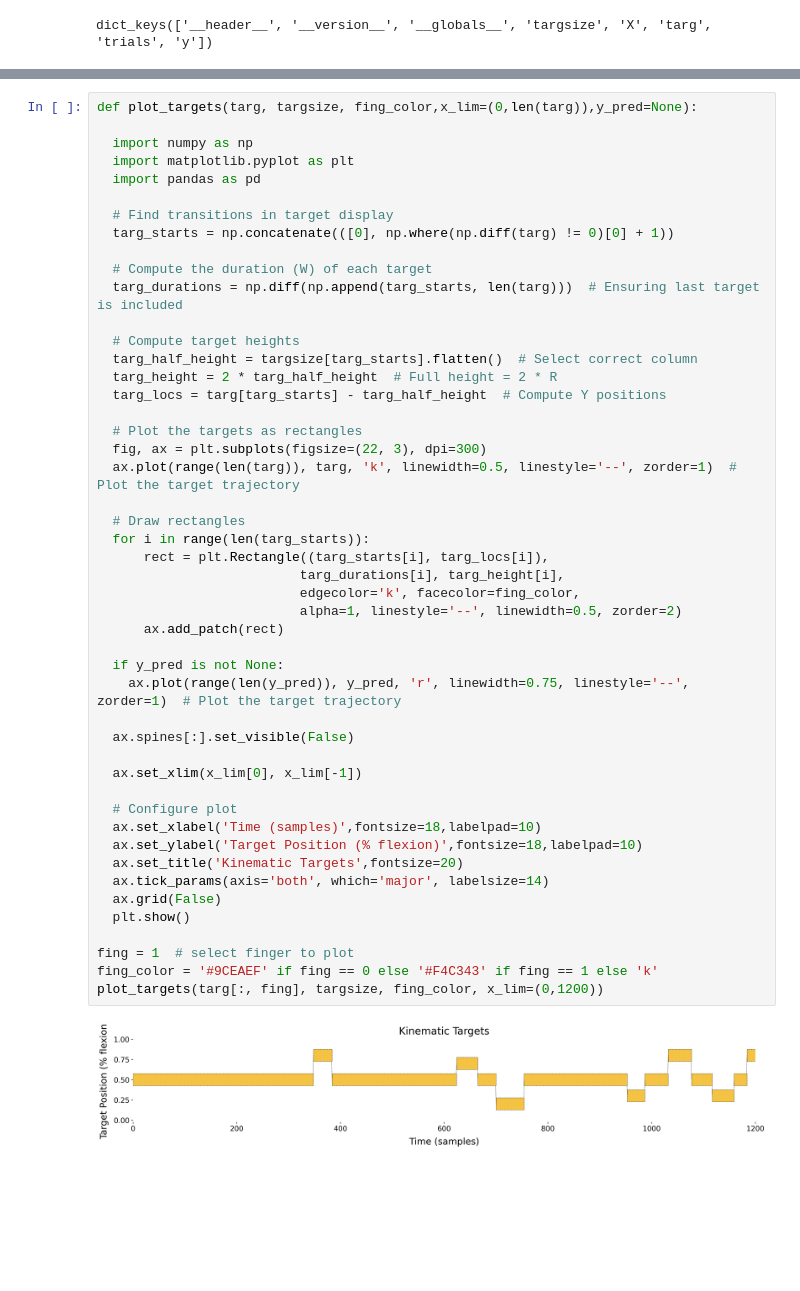
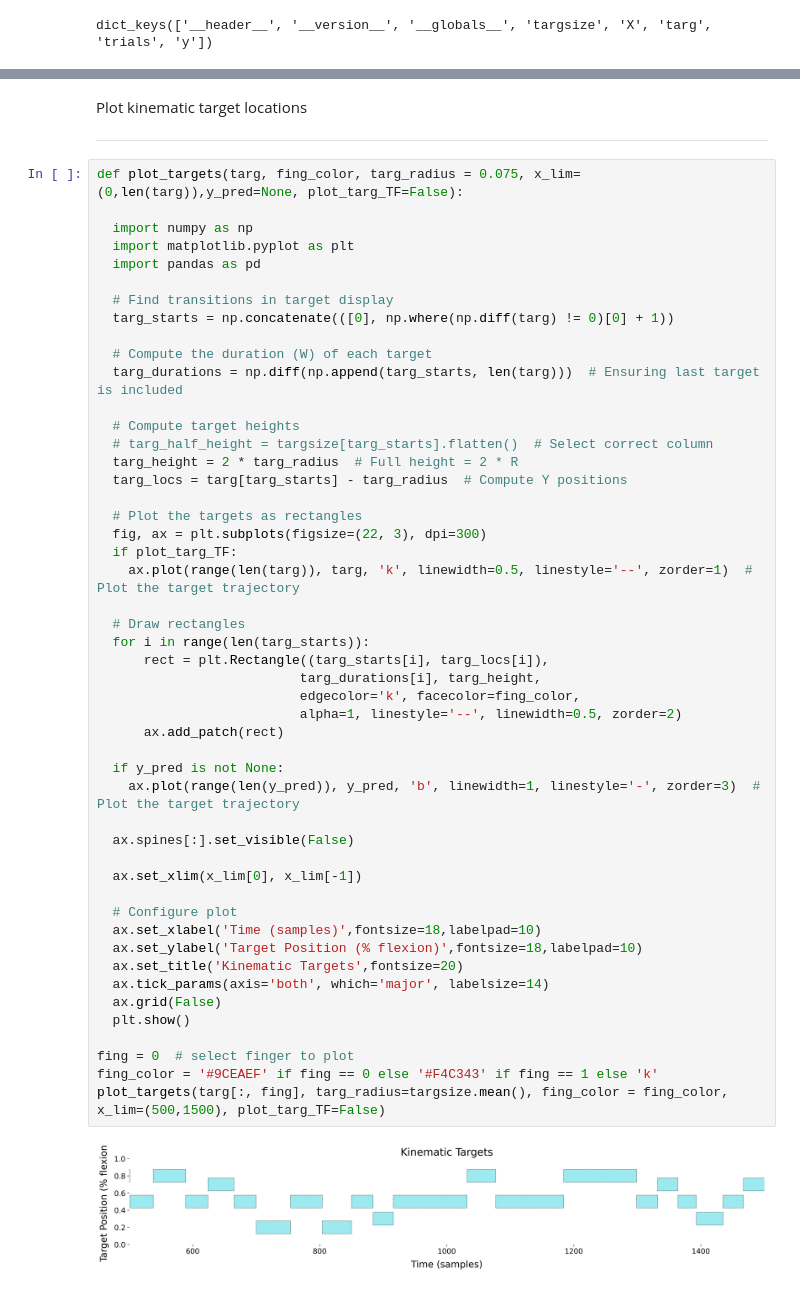
Before and after one commit to cfoli/Kinematic-Decoding-4-BCI-Control, a Jupyter notebook: Two_finger_neural_decoding.ipynb, the cells around one changed output, grey strips where cells are left out. Saved outputs shown, nothing was run; the diff lists cells and outputs as text; blank space fills up the shorter version.

```diff
--- a/Two_finger_neural_decoding.ipynb
+++ b/Two_finger_neural_decoding.ipynb
@@ -17,5 +562,9 @@ dict_keys(['__header__', '__version__', '__globals__', 'targsize', 'X', 'targ',
+# %% [markdown]
+Plot kinematic target locations
+
+---
 # %%
-def plot_targets(targ, targsize, fing_color,x_lim=(0,len(targ)),y_pred=None):
+def plot_targets(targ, fing_color, targ_radius = 0.075, x_lim=(0,len(targ)),y_pred=None, plot_targ_TF=False):
 
   import numpy as np
   import matplotlib.pyplot as plt
@@ -28,39 +577,40 @@ def plot_targets(targ, targsize, fing_color,x_lim=(0,len(targ)),y_pred=None):
   targ_durations = np.diff(np.append(targ_starts, len(targ)))  # Ensuring last target is included
 
   # Compute target heights
-  targ_half_height = targsize[targ_starts].flatten()  # Select correct column
-  targ_height = 2 * targ_half_height  # Full height = 2 * R
-  targ_locs = targ[targ_starts] - targ_half_height  # Compute Y positions
+  # targ_half_height = targsize[targ_starts].flatten()  # Select correct column
+  targ_height = 2 * targ_radius  # Full height = 2 * R
+  targ_locs = targ[targ_starts] - targ_radius  # Compute Y positions
 
   # Plot the targets as rectangles
   fig, ax = plt.subplots(figsize=(22, 3), dpi=300)
-  ax.plot(range(len(targ)), targ, 'k', linewidth=0.5, linestyle='--', zorder=1)  # Plot the target trajectory
+  if plot_targ_TF:
+    ax.plot(range(len(targ)), targ, 'k', linewidth=0.5, linestyle='--', zorder=1)  # Plot the target trajectory
 
   # Draw rectangles
   for i in range(len(targ_starts)):
       rect = plt.Rectangle((targ_starts[i], targ_locs[i]),
-                          targ_durations[i], targ_height[i],
+                          targ_durations[i], targ_height,
                           edgecolor='k', facecolor=fing_color,
                           alpha=1, linestyle='--', linewidth=0.5, zorder=2)
       ax.add_patch(rect)
 
   if y_pred is not None:
-    ax.plot(range(len(y_pred)), y_pred, 'r', linewidth=0.75, linestyle='--', zorder=1)  # Plot the target trajectory
+    ax.plot(range(len(y_pred)), y_pred, 'b', linewidth=1, linestyle='-', zorder=3)  # Plot the target trajectory
 
   ax.spines[:].set_visible(False)
 
   ax.set_xlim(x_lim[0], x_lim[-1])
 
   # Configure plot
   ax.set_xlabel('Time (samples)',fontsize=18,labelpad=10)
   ax.set_ylabel('Target Position (% flexion)',fontsize=18,labelpad=10)
   ax.set_title('Kinematic Targets',fontsize=20)
   ax.tick_params(axis='both', which='major', labelsize=14)
   ax.grid(False)
   plt.show()
 
-fing = 1  # select finger to plot
+fing = 0  # select finger to plot
 fing_color = '#9CEAEF' if fing == 0 else '#F4C343' if fing == 1 else 'k'
-plot_targets(targ[:, fing], targsize, fing_color, x_lim=(0,1200))
+plot_targets(targ[:, fing], targ_radius=targsize.mean(), fing_color = fing_color, x_lim=(500,1500), plot_targ_TF=False)
 # %% [output]
-[figure, old version]
+[figure, new version]
```
Also changed, not shown: parts of 34 cells of this notebook.
